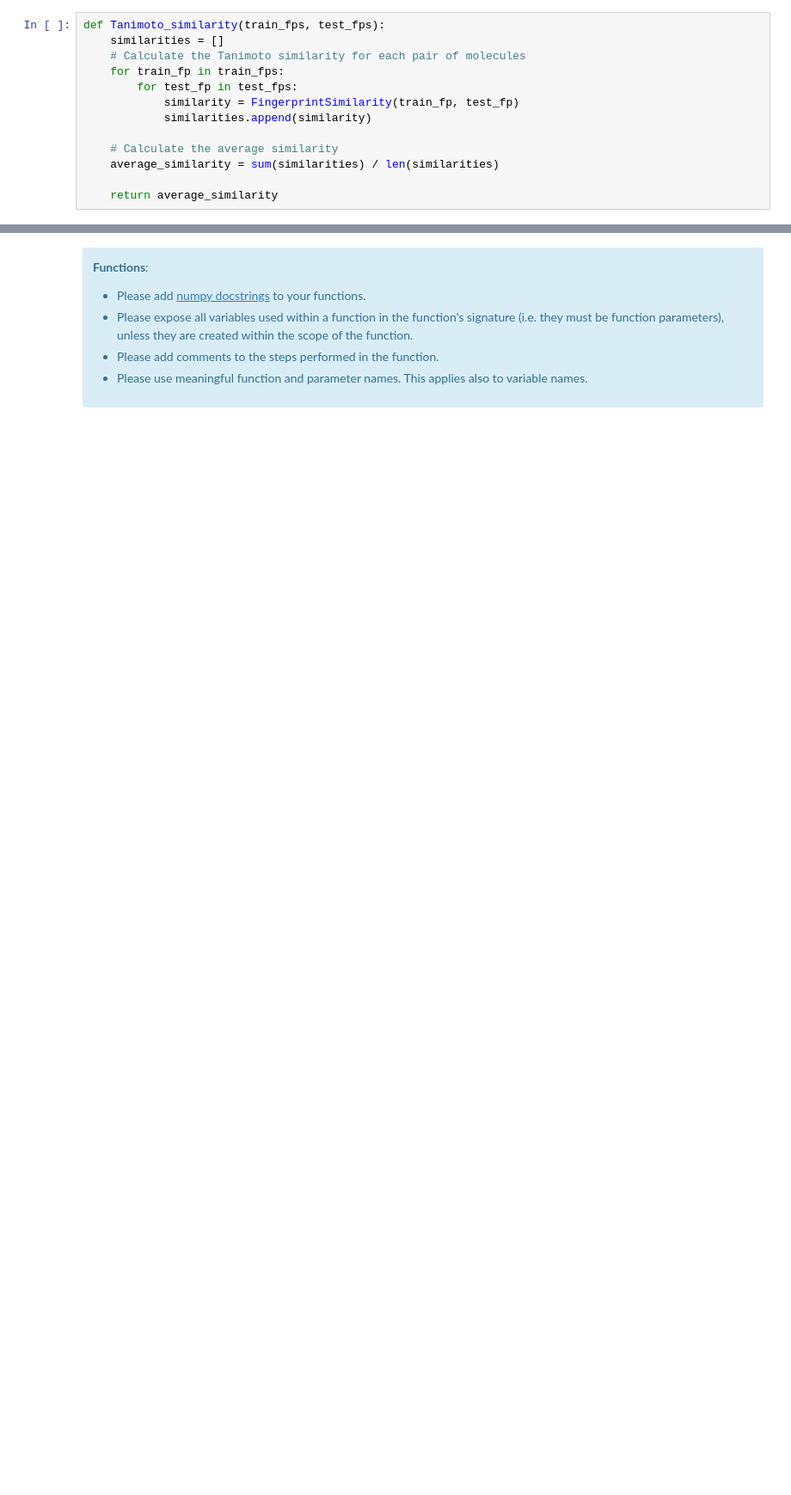
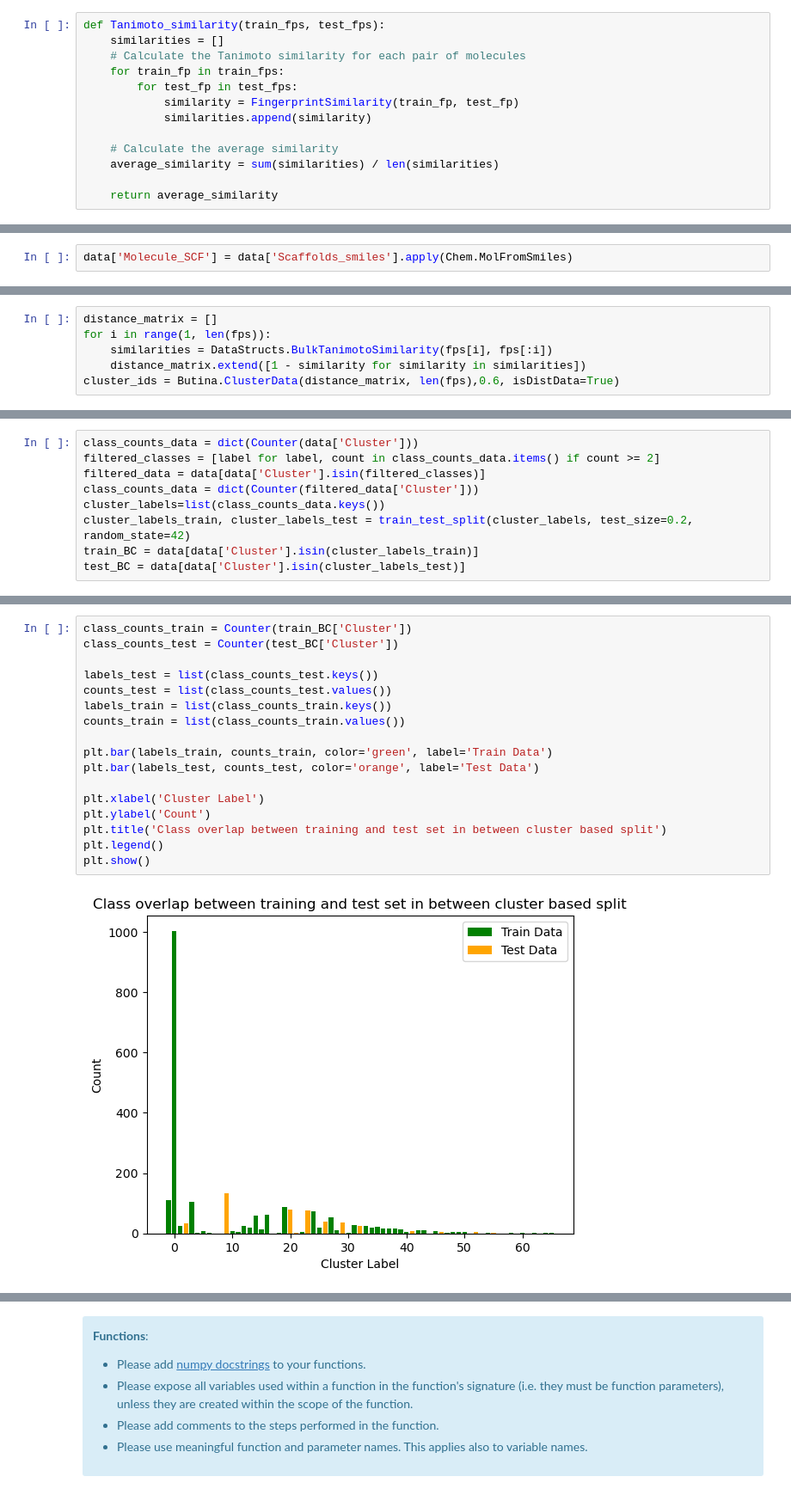
Before and after one commit to volkamerlab/CADDSeminar_2023, a Jupyter notebook: notebooks/T001_Scaffold-based-data-split/T001_Scaffold-based-data-split.ipynb, the cells around one changed output, grey strips where cells are left out. Shown at 86% size. Drawn from its saved outputs; the diff is of its cells as text; blank space fills up the shorter version.

```diff
--- a/notebooks/T001_Scaffold-based-data-split/T001_Scaffold-based-data-split.ipynb
+++ b/notebooks/T001_Scaffold-based-data-split/T001_Scaffold-based-data-split.ipynb
@@ -440,0 +300,2 @@ ValueError: ECFP with Tanimoto-scores can only be applied to molecular data.
+# %%
+data['Molecule_SCF'] = data['Scaffolds_smiles'].apply(Chem.MolFromSmiles)
@@ -440,0 +309,6 @@ ValueError: ECFP with Tanimoto-scores can only be applied to molecular data.
+# %%
+distance_matrix = []
+for i in range(1, len(fps)):
+    similarities = DataStructs.BulkTanimotoSimilarity(fps[i], fps[:i])
+    distance_matrix.extend([1 - similarity for similarity in similarities])
+cluster_ids = Butina.ClusterData(distance_matrix, len(fps),0.6, isDistData=True)
@@ -440,0 +340,9 @@ ValueError: ECFP with Tanimoto-scores can only be applied to molecular data.
+# %%
+class_counts_data = dict(Counter(data['Cluster']))
+filtered_classes = [label for label, count in class_counts_data.items() if count >= 2]
+filtered_data = data[data['Cluster'].isin(filtered_classes)]
+class_counts_data = dict(Counter(filtered_data['Cluster']))
+cluster_labels=list(class_counts_data.keys())
+cluster_labels_train, cluster_labels_test = train_test_split(cluster_labels, test_size=0.2, random_state=42)
+train_BC = data[data['Cluster'].isin(cluster_labels_train)]
+test_BC = data[data['Cluster'].isin(cluster_labels_test)]
@@ -440,0 +454,19 @@ ValueError: ECFP with Tanimoto-scores can only be applied to molecular data.
+# %%
+class_counts_train = Counter(train_BC['Cluster'])
+class_counts_test = Counter(test_BC['Cluster'])
+
+labels_test = list(class_counts_test.keys())
+counts_test = list(class_counts_test.values())
+labels_train = list(class_counts_train.keys())
+counts_train = list(class_counts_train.values())
+
+plt.bar(labels_train, counts_train, color='green', label='Train Data')
+plt.bar(labels_test, counts_test, color='orange', label='Test Data')
+
+plt.xlabel('Cluster Label')
+plt.ylabel('Count')
+plt.title('Class overlap between training and test set in between cluster based split')
+plt.legend()
+plt.show()
+# %% [output]
+[figure, added]
```
Also changed, not shown: parts of 112 cells of this notebook.
